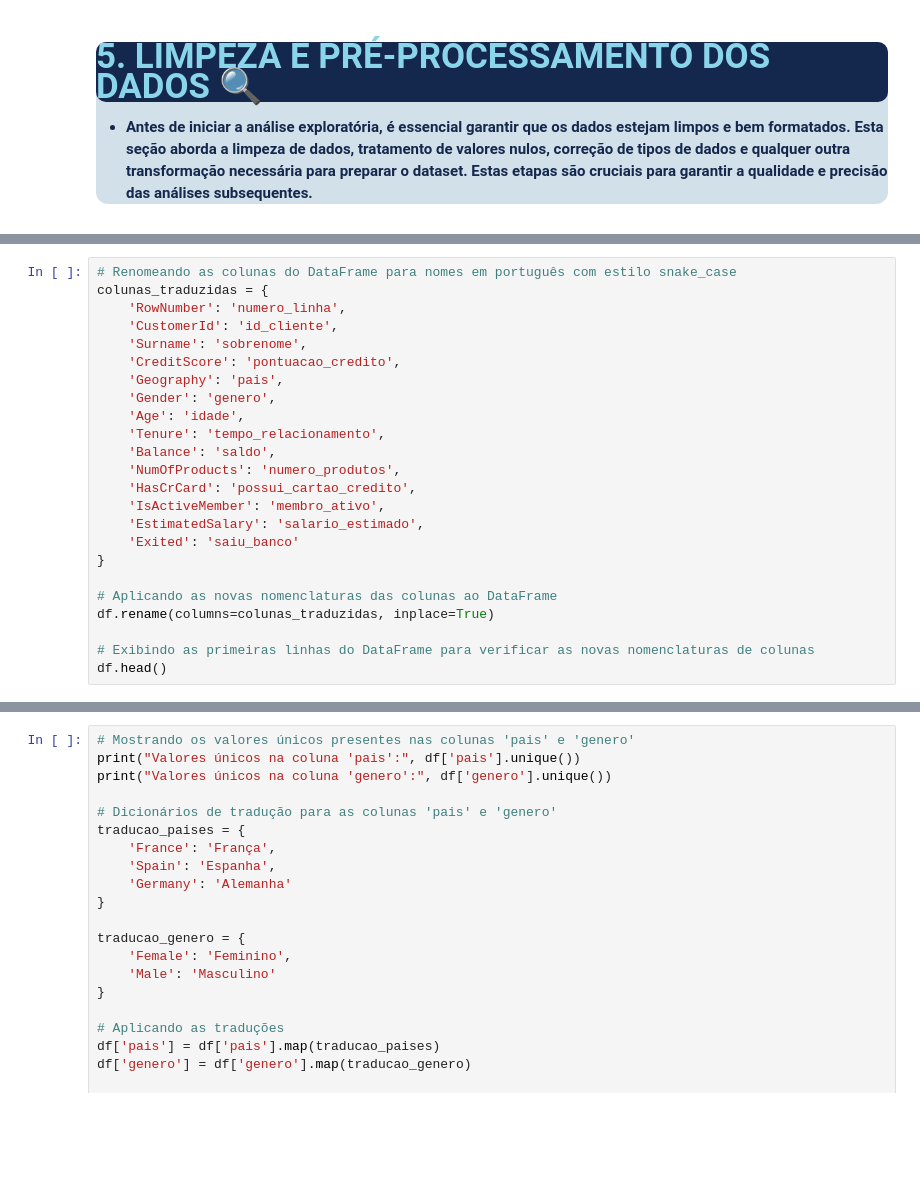
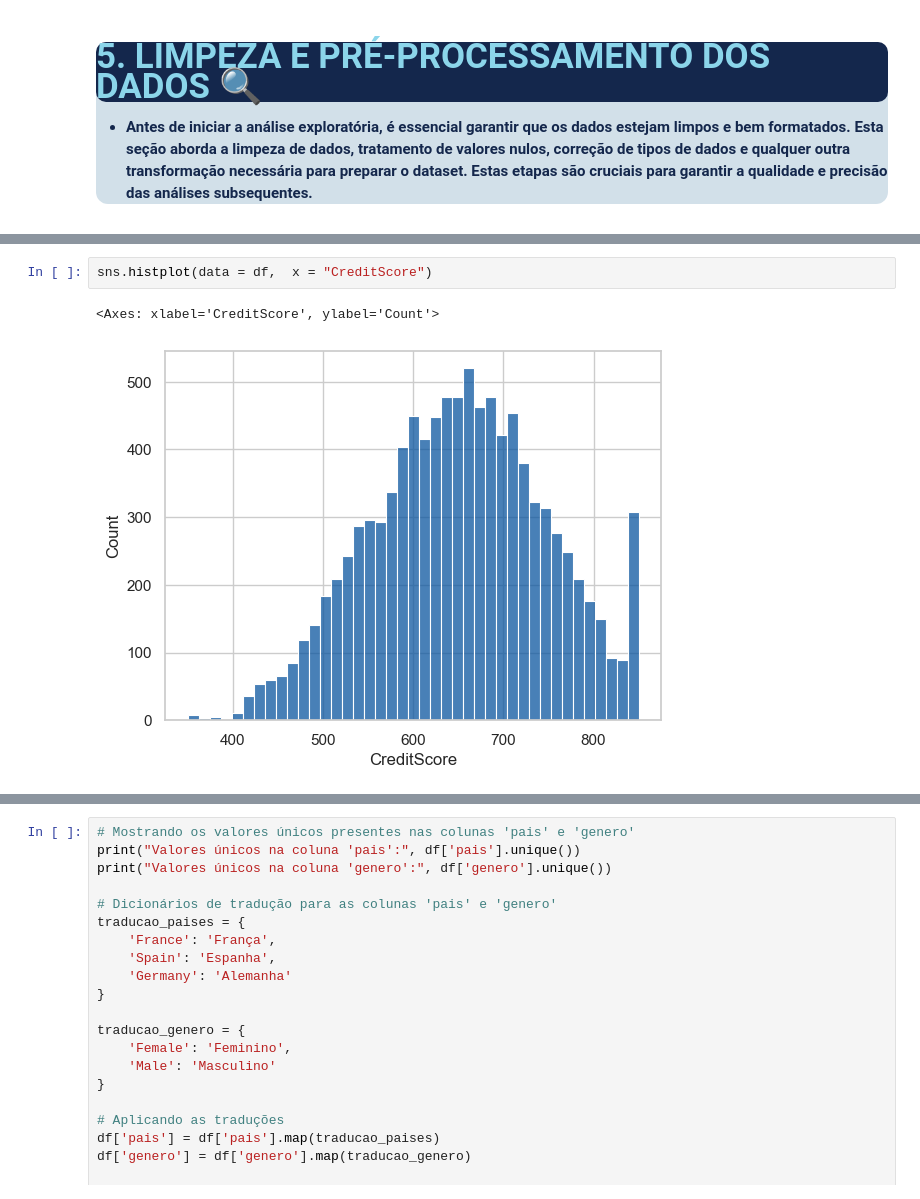
Before and after one commit to tnleite/blue-bank-customer-churn-eda, a Jupyter notebook: 02-Analise/blue-bank-costumer-churn-eda.ipynb, the cells around one changed output, grey strips where cells are left out. Drawn from its saved outputs; the diff is of its cells as text; blank space fills up the shorter version.

```diff
--- a/02-Analise/blue-bank-costumer-churn-eda.ipynb
+++ b/02-Analise/blue-bank-costumer-churn-eda.ipynb
@@ -225,24 +186,0 @@ dtype: int64
-# %%
-# Renomeando as colunas do DataFrame para nomes em português com estilo snake_case
-colunas_traduzidas = {
-    'RowNumber': 'numero_linha',
-    'CustomerId': 'id_cliente',
-    'Surname': 'sobrenome',
-    'CreditScore': 'pontuacao_credito',
-    'Geography': 'pais',
-    'Gender': 'genero',
-    'Age': 'idade',
-    'Tenure': 'tempo_relacionamento',
-    'Balance': 'saldo',
-    'NumOfProducts': 'numero_produtos',
-    'HasCrCard': 'possui_cartao_credito',
-    'IsActiveMember': 'membro_ativo',
-    'EstimatedSalary': 'salario_estimado',
-    'Exited': 'saiu_banco'
-}
-
-# Aplicando as novas nomenclaturas das colunas ao DataFrame
-df.rename(columns=colunas_traduzidas, inplace=True)
-
-# Exibindo as primeiras linhas do DataFrame para verificar as novas nomenclaturas de colunas
-df.head()
@@ -255,0 +238,5 @@ df.head()
+# %%
+sns.histplot(data = df,  x = "CreditScore")
+# %% [output]
+<Axes: xlabel='CreditScore', ylabel='Count'>
+[figure, added]
```
Also changed, not shown: parts of 15 cells of this notebook, 2 other files.
